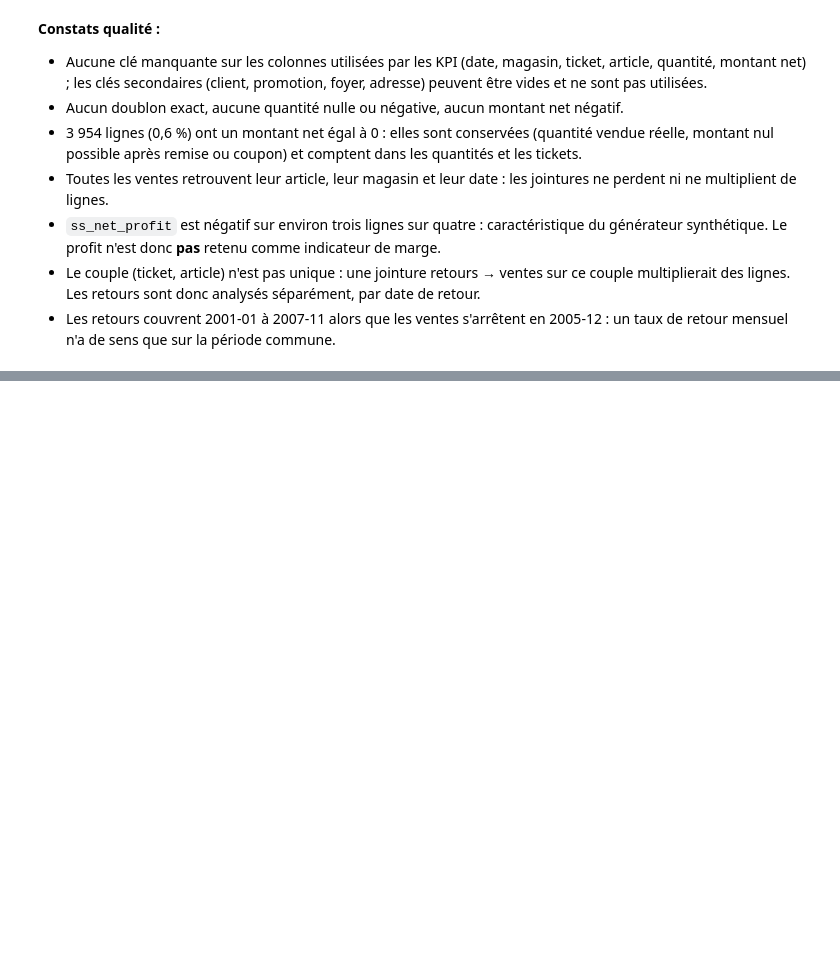
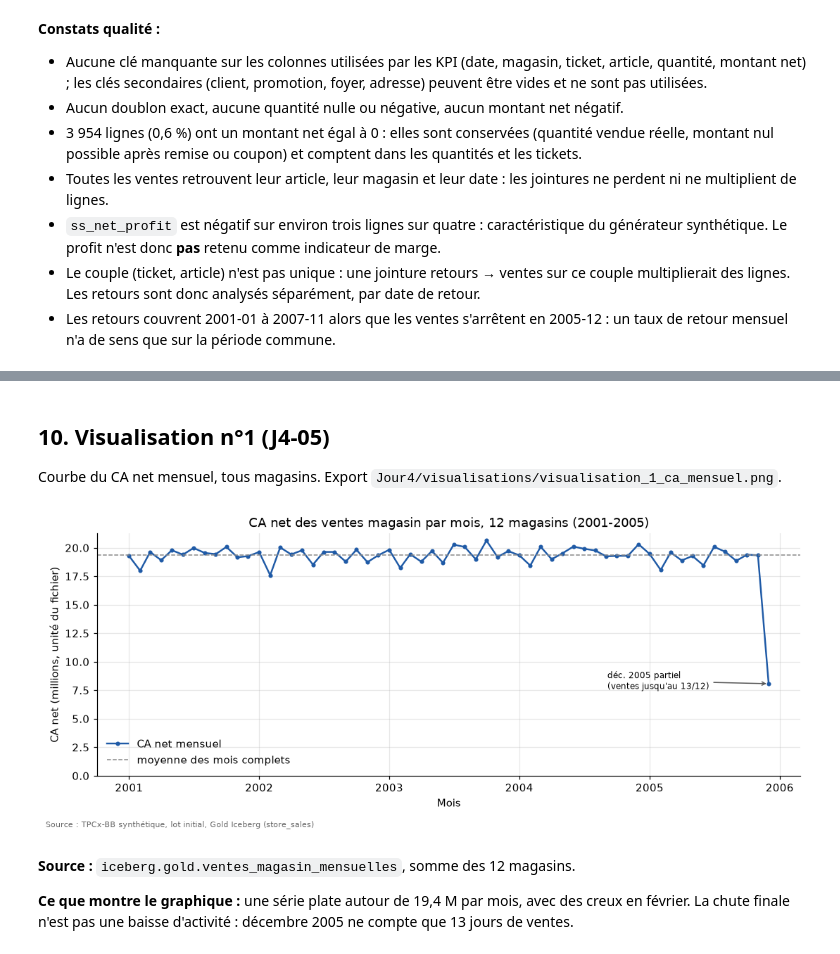
Before and after one commit to waelchaibi/tp_dw_dl, a Jupyter notebook: notebooks/TP4_Retail_Intelligence.ipynb, the cells around one changed output, grey strips where cells are left out. Cells and saved outputs as stored; diff of their text form; code cells hidden in the pictures; blank space fills up the shorter version.

```diff
--- a/notebooks/TP4_Retail_Intelligence.ipynb
+++ b/notebooks/TP4_Retail_Intelligence.ipynb
@@ -492,0 +563,4 @@ Au minimum **2 constats**. Rappel : corrélation ≠ causalité ; les données T
+# %%
+plt.rcParams.update({"figure.dpi": 110, "savefig.dpi": 150, "axes.spines.top": False,
+                     "axes.spines.right": False, "axes.grid": True, "grid.alpha": 0.3, "font.size": 10})
+SOURCE = "Source : TPCx-BB synthétique, lot initial, Gold Iceberg (store_sales)"
@@ -492,0 +573,15 @@ Au minimum **2 constats**. Rappel : corrélation ≠ causalité ; les données T
+# %%
+mensuel = (
+    gold_mensuel.groupBy("mois").agg(F.sum("ca_net").alias("ca_net"), F.sum("nb_tickets").alias("tickets"),
+                                     F.sum("quantite").alias("quantite"))
+    .orderBy("mois").toPandas()
+)
+mensuel["ca_net"] = mensuel["ca_net"].astype(float)
+mensuel["panier_moyen"] = (mensuel["ca_net"] / mensuel["tickets"]).round(2)
+mensuel.to_csv(RES / "analyse1_ca_mensuel.csv", index=False)
+complet = mensuel[mensuel["mois"] < "2005-12"]
+print("mois :", len(mensuel), "| dernier mois :", mensuel["mois"].iloc[-1], "(partiel : ventes jusqu'au", FIN + ")")
+print(complet["ca_net"].describe().round(0))
+print("mois le plus haut :", complet.loc[complet["ca_net"].idxmax(), ["mois", "ca_net"]].tolist())
+print("mois le plus bas  :", complet.loc[complet["ca_net"].idxmin(), ["mois", "ca_net"]].tolist())
+print("coefficient de variation mensuel :", round(complet["ca_net"].std() / complet["ca_net"].mean(), 3))
@@ -492,0 +628,26 @@ Au minimum **2 constats**. Rappel : corrélation ≠ causalité ; les données T
+# %% [markdown]
+## 10. Visualisation n°1 (J4-05)
+
+Courbe du CA net mensuel, tous magasins. Export `Jour4/visualisations/visualisation_1_ca_mensuel.png`.
+# %%
+fig, ax = plt.subplots(figsize=(10, 4.2))
+x = pd.to_datetime(mensuel["mois"])
+ax.plot(x, mensuel["ca_net"] / 1e6, marker="o", ms=3, lw=1.6, color="#1f5aa6", label="CA net mensuel")
+ax.axhline(complet["ca_net"].mean() / 1e6, color="#888", ls="--", lw=1, label="moyenne des mois complets")
+ax.annotate("déc. 2005 partiel\n(ventes jusqu'au 13/12)", xy=(x.iloc[-1], mensuel["ca_net"].iloc[-1] / 1e6),
+            xytext=(-150, -5), textcoords="offset points", fontsize=8, arrowprops=dict(arrowstyle="->", color="#555"))
+ax.set_title("CA net des ventes magasin par mois, 12 magasins (2001-2005)")
+ax.set_xlabel("Mois")
+ax.set_ylabel("CA net (millions, unité du fichier)")
+ax.set_ylim(bottom=0)
+ax.legend(loc="lower left", frameon=False)
+fig.text(0.01, 0.01, SOURCE, fontsize=7, color="#666")
+fig.tight_layout(rect=(0, 0.03, 1, 1))
+fig.savefig(VIZ / "visualisation_1_ca_mensuel.png")
+plt.show()
+# %% [output]
+[figure, added]
+# %% [markdown]
+**Source :** `iceberg.gold.ventes_magasin_mensuelles`, somme des 12 magasins.
+
+**Ce que montre le graphique :** une série plate autour de 19,4 M par mois, avec des creux en février. La chute finale n'est pas une baisse d'activité : décembre 2005 ne compte que 13 jours de ventes.
```
Also changed, not shown: parts of 83 cells of this notebook, 21 other files.
